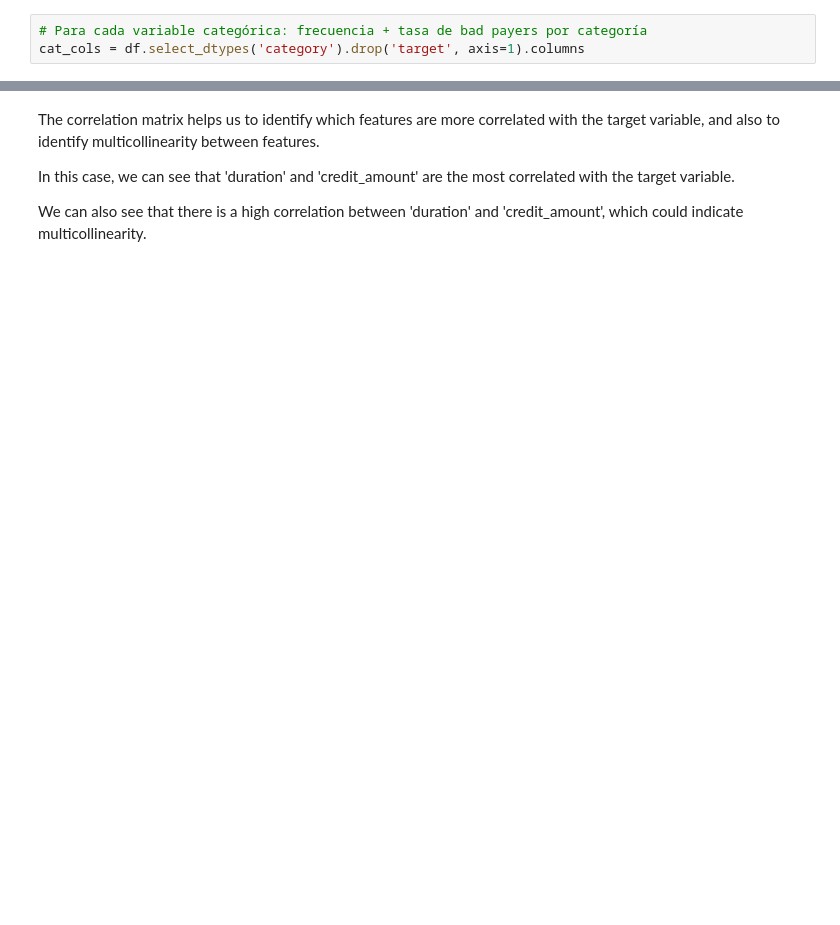
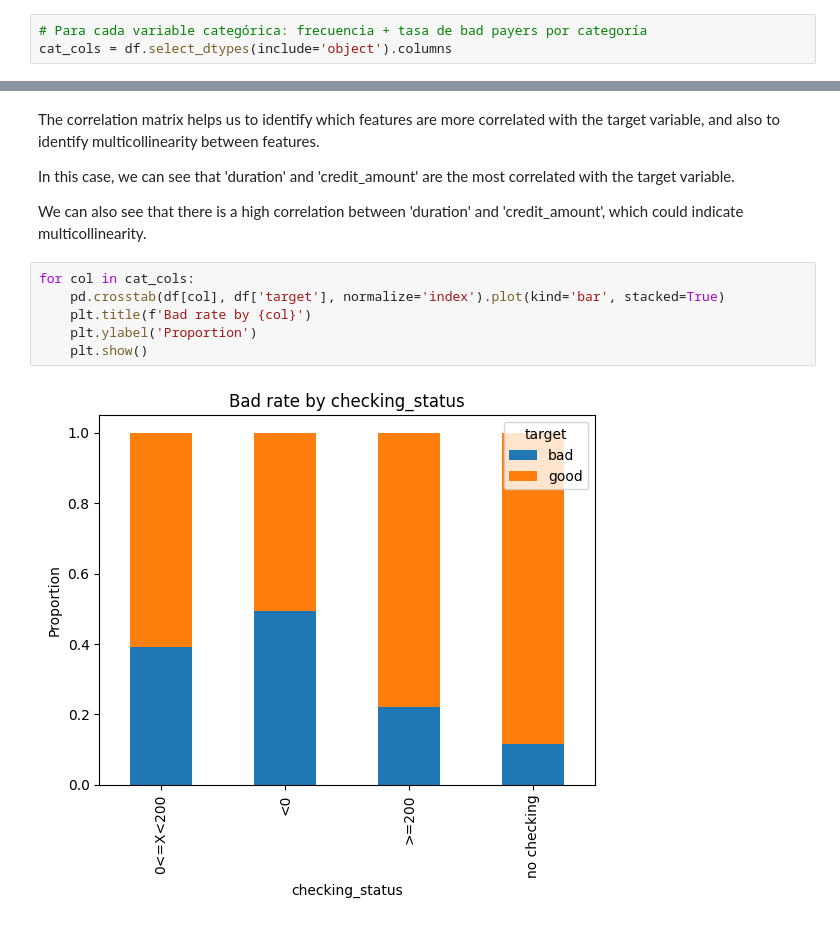
Before and after one commit to BechiixD/german-credit-risk, a Jupyter notebook: notebooks/01_eda.ipynb, the cells around one changed output, grey strips where cells are left out. Drawn from its saved outputs; the diff is of its cells as text; blank space fills up the shorter version.

```diff
--- a/notebooks/01_eda.ipynb
+++ b/notebooks/01_eda.ipynb
@@ -180,7 +181,7 @@ plt.show()
 We can see that bad payers' credits tend to have larger durations
 # %%
 # Para cada variable categórica: frecuencia + tasa de bad payers por categoría
-cat_cols = df.select_dtypes('category').drop('target', axis=1).columns
+cat_cols = df.select_dtypes(include='object').columns
 # %%
 for col in cat_cols:
     fig, axes = plt.subplots(1, 2, figsize=(12, 4))
@@ -240,3 +282,11 @@ The correlation matrix helps us to identify which features are more correlated w
 In this case, we can see that 'duration' and 'credit_amount' are the most correlated with the target variable.
 
 We can also see that there is a high correlation between 'duration' and 'credit_amount', which could indicate multicollinearity.
+# %%
+for col in cat_cols:
+    pd.crosstab(df[col], df['target'], normalize='index').plot(kind='bar', stacked=True)
+    plt.title(f'Bad rate by {col}')
+    plt.ylabel('Proportion')
+    plt.show()
+# %% [output]
+[figure, added]
```
Also changed, not shown: parts of 10 cells of this notebook, 2 other files.
